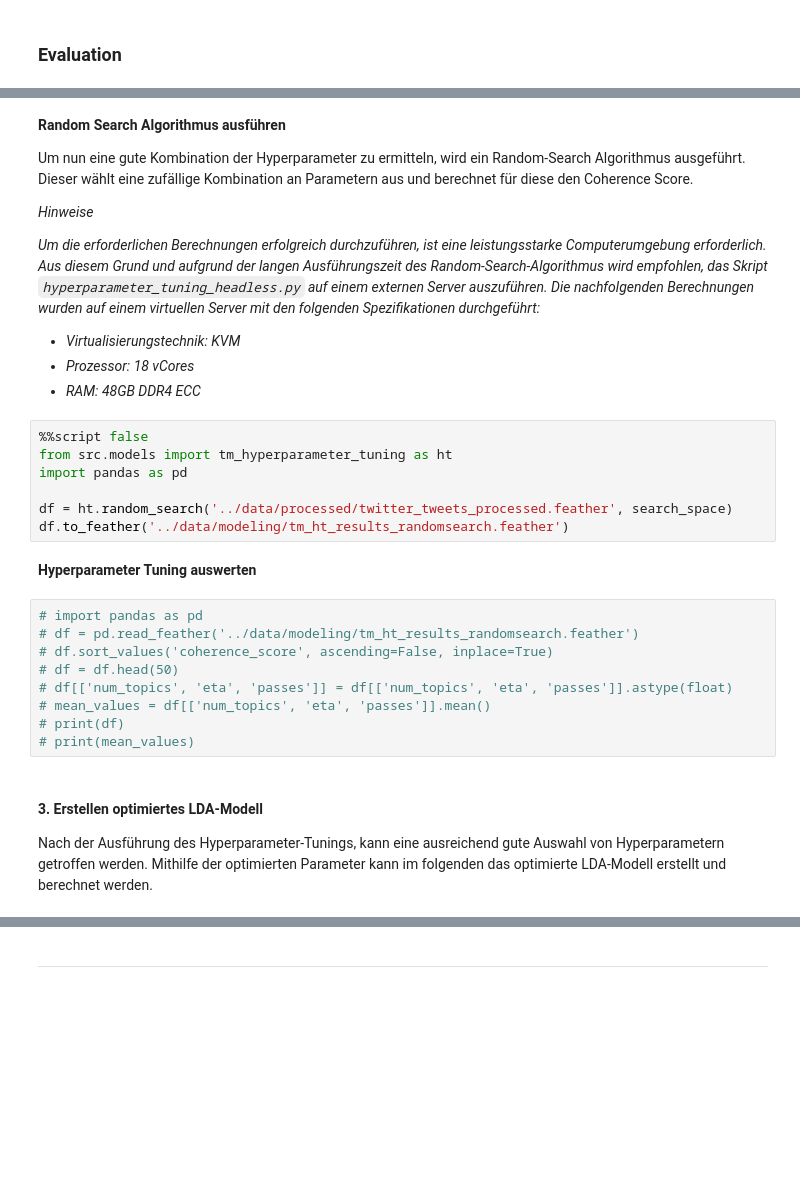
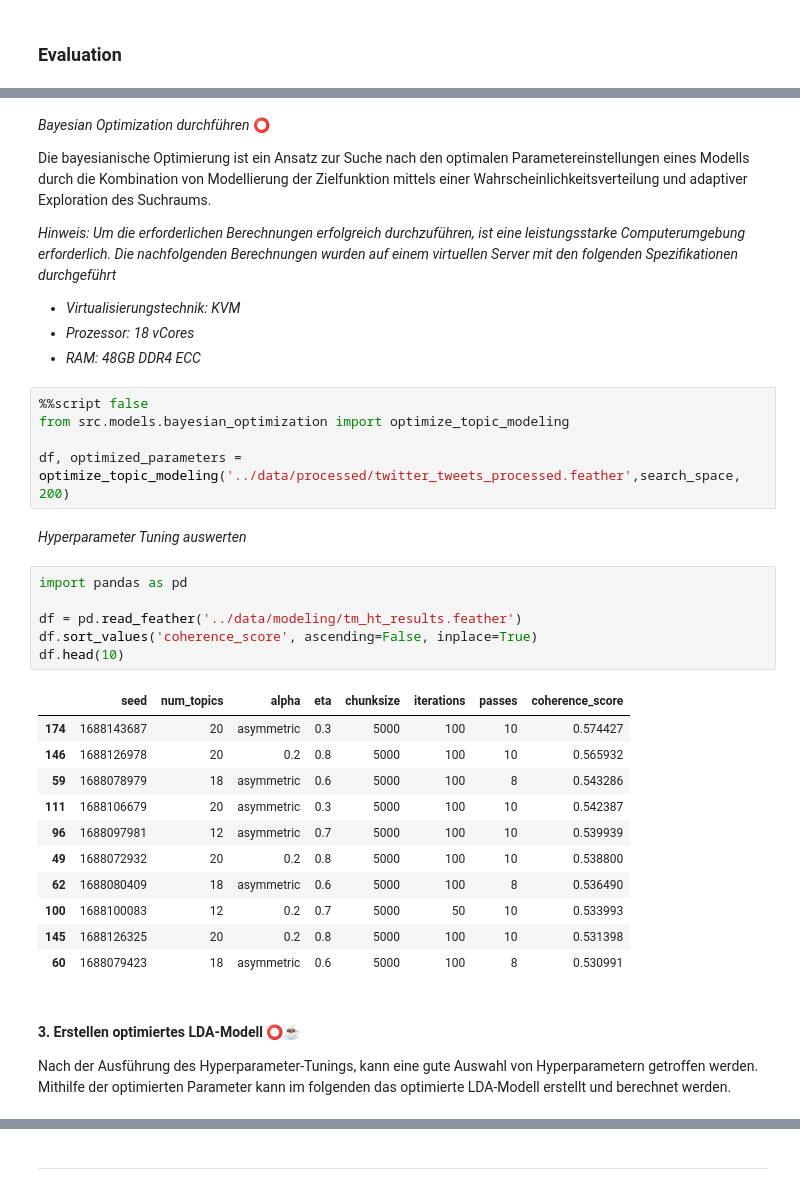
Before and after one commit to lukasschr/bachelorthesis-social-media-analytics, a Jupyter notebook: notebooks/04-Modeling-Evaluation.ipynb, the cells around one changed output, grey strips where cells are left out. Saved outputs shown, nothing was run; the diff lists cells and outputs as text; blank space fills up the shorter version.

```diff
--- a/notebooks/04-Modeling-Evaluation.ipynb
+++ b/notebooks/04-Modeling-Evaluation.ipynb
@@ -115,35 +84,40 @@ logger.info(f'Number of possible combinations: {len(search_space)}')
 # %% [markdown]
-**Random Search Algorithmus ausführen**
+*Bayesian Optimization durchführen* ⭕️
 
-Um nun eine gute Kombination der Hyperparameter zu ermitteln, wird ein Random-Search Algorithmus ausgeführt. Dieser wählt eine zufällige Kombination an Parametern aus und berechnet für diese den Coherence Score.
+Die bayesianische Optimierung ist ein Ansatz zur Suche nach den optimalen Parametereinstellungen eines Modells durch die Kombination von Modellierung der Zielfunktion mittels einer Wahrscheinlichkeitsverteilung und adaptiver Exploration des Suchraums.
 
-*Hinweise*
-
-*Um die erforderlichen Berechnungen erfolgreich durchzuführen, ist eine leistungsstarke Computerumgebung erforderlich. Aus diesem Grund und aufgrund der langen Ausführungszeit des Random-Search-Algorithmus wird empfohlen, das Skript `hyperparameter_tuning_headless.py` auf einem externen Server auszuführen. Die nachfolgenden Berechnungen wurden auf einem virtuellen Server mit den folgenden Spezifikationen durchgeführt:*
+*Hinweis: Um die erforderlichen Berechnungen erfolgreich durchzuführen, ist eine leistungsstarke Computerumgebung erforderlich. Die nachfolgenden Berechnungen wurden auf einem virtuellen Server mit den folgenden Spezifikationen durchgeführt*
 
 - *Virtualisierungstechnik: KVM*
 - *Prozessor: 18 vCores*
 - *RAM: 48GB DDR4 ECC*
 # %%
 %%script false
-from src.models import tm_hyperparameter_tuning as ht
-import pandas as pd
+from src.models.bayesian_optimization import optimize_topic_modeling
 
-df = ht.random_search('../data/processed/twitter_tweets_processed.feather', search_space)
-df.to_feather('../data/modeling/tm_ht_results_randomsearch.feather')
+df, optimized_parameters = optimize_topic_modeling('../data/processed/twitter_tweets_processed.feather',search_space, 200)
 # %% [markdown]
-**Hyperparameter Tuning auswerten**
+*Hyperparameter Tuning auswerten*
 # %%
-# import pandas as pd
-# df = pd.read_feather('../data/modeling/tm_ht_results_randomsearch.feather')
-# df.sort_values('coherence_score', ascending=False, inplace=True)
-# df = df.head(50)
-# df[['num_topics', 'eta', 'passes']] = df[['num_topics', 'eta', 'passes']].astype(float)
-# mean_values = df[['num_topics', 'eta', 'passes']].mean()
-# print(df)
-# print(mean_values)
+import pandas as pd
+
+df = pd.read_feather('../data/modeling/tm_ht_results.feather')
+df.sort_values('coherence_score', ascending=False, inplace=True)
+df.head(10)
+# %% [output]
+|  | seed | num_topics | alpha | eta | chunksize | iterations | passes | coherence_score |
+| 174 | 1688143687 | 20 | asymmetric | 0.3 | 5000 | 100 | 10 | 0.574427 |
+| 146 | 1688126978 | 20 | 0.2 | 0.8 | 5000 | 100 | 10 | 0.565932 |
+| 59 | 1688078979 | 18 | asymmetric | 0.6 | 5000 | 100 | 8 | 0.543286 |
+| 111 | 1688106679 | 20 | asymmetric | 0.3 | 5000 | 100 | 10 | 0.542387 |
+| 96 | 1688097981 | 12 | asymmetric | 0.7 | 5000 | 100 | 10 | 0.539939 |
+| 49 | 1688072932 | 20 | 0.2 | 0.8 | 5000 | 100 | 10 | 0.538800 |
+| 62 | 1688080409 | 18 | asymmetric | 0.6 | 5000 | 100 | 8 | 0.536490 |
+| 100 | 1688100083 | 12 | 0.2 | 0.7 | 5000 | 50 | 10 | 0.533993 |
+| 145 | 1688126325 | 20 | 0.2 | 0.8 | 5000 | 100 | 10 | 0.531398 |
+| 60 | 1688079423 | 18 | asymmetric | 0.6 | 5000 | 100 | 8 | 0.530991 |
 # %% [markdown]
-#### 3. Erstellen optimiertes LDA-Modell
+#### 3. Erstellen optimiertes LDA-Modell ⭕️☕
 
-Nach der Ausführung des Hyperparameter-Tunings, kann eine ausreichend gute Auswahl von Hyperparametern getroffen werden. Mithilfe der optimierten Parameter kann im folgenden das optimierte LDA-Modell erstellt und berechnet werden.
+Nach der Ausführung des Hyperparameter-Tunings, kann eine gute Auswahl von Hyperparametern getroffen werden. Mithilfe der optimierten Parameter kann im folgenden das optimierte LDA-Modell erstellt und berechnet werden.
 # %%
```
Also changed, not shown: parts of 43 cells of this notebook, 2 other files.
